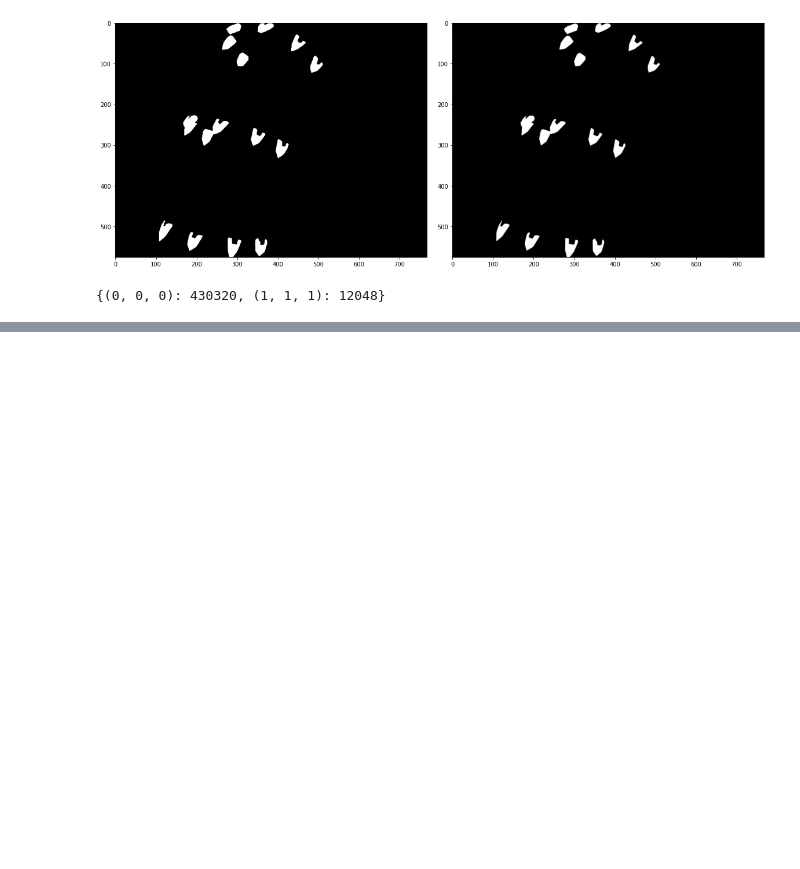
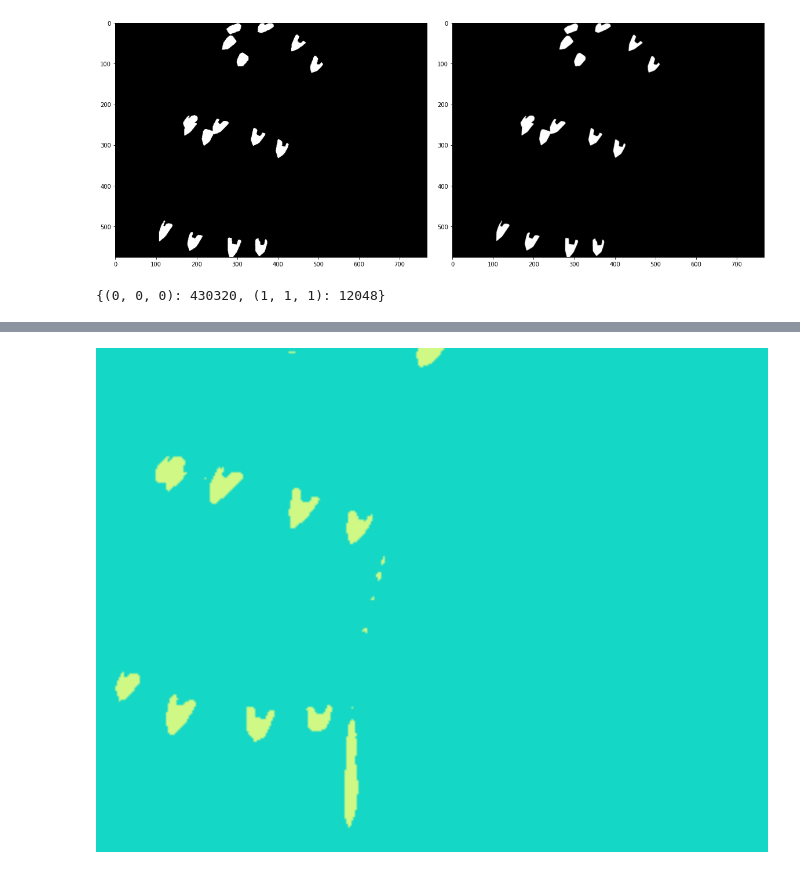
Before and after one commit to armanbolatov/bucket_segment, a Jupyter notebook: buckets.ipynb, the cells around one changed output, grey strips where cells are left out. Saved outputs shown, nothing was run; the diff lists cells and outputs as text; code cells hidden in the pictures; blank space fills up the shorter version.

```diff
--- a/buckets.ipynb
+++ b/buckets.ipynb
@@ -140 +178,7 @@ for file in tqdm(os.listdir(test_dir)):
+# %%
+# посмотрим как выглядит предсказанная маска
+ans = Image.open('test/masks/Image0161.png')
+ans
+# %% [output]
+[figure, added]
 # %%
```
Also changed, not shown: parts of 16 cells of this notebook.
